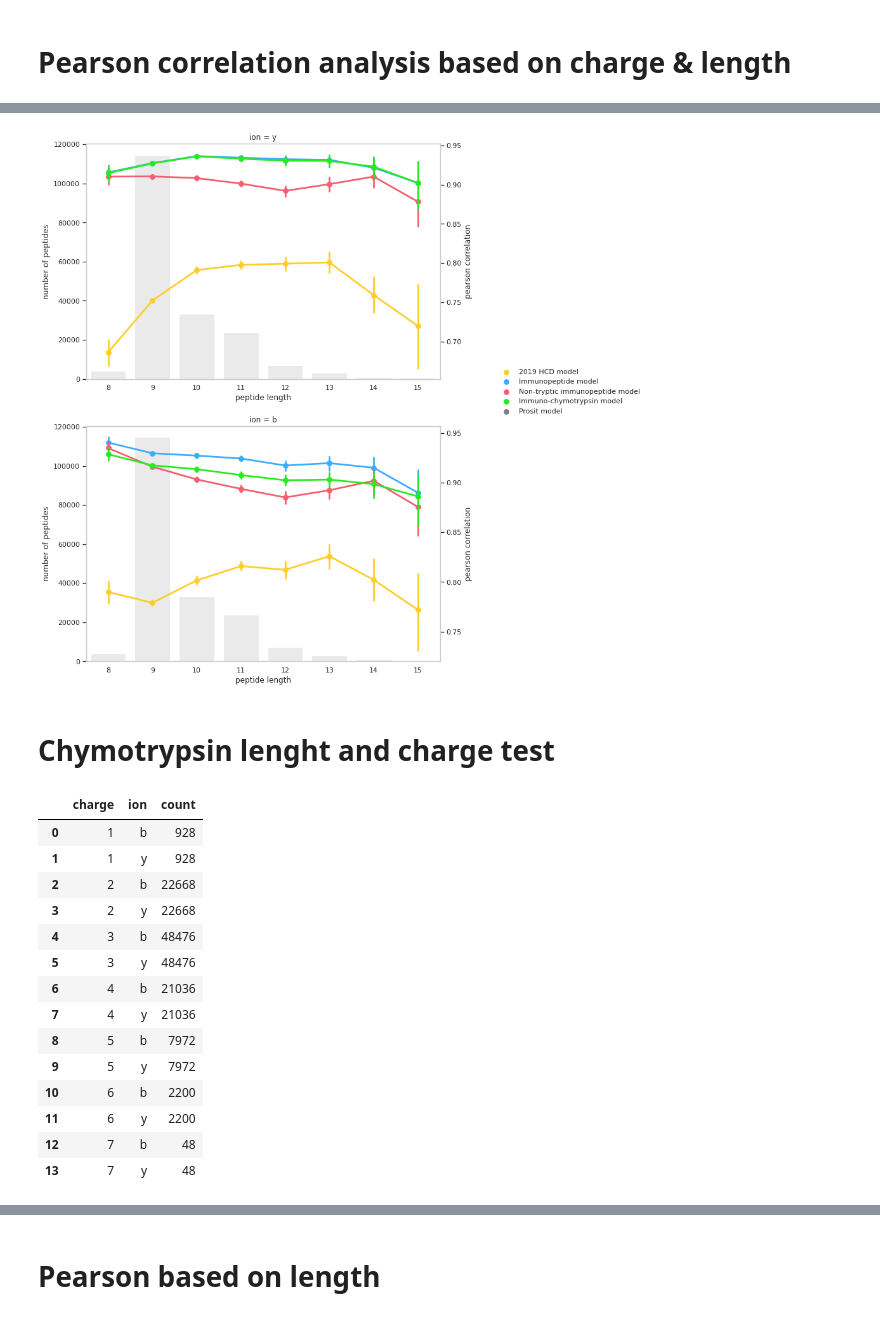
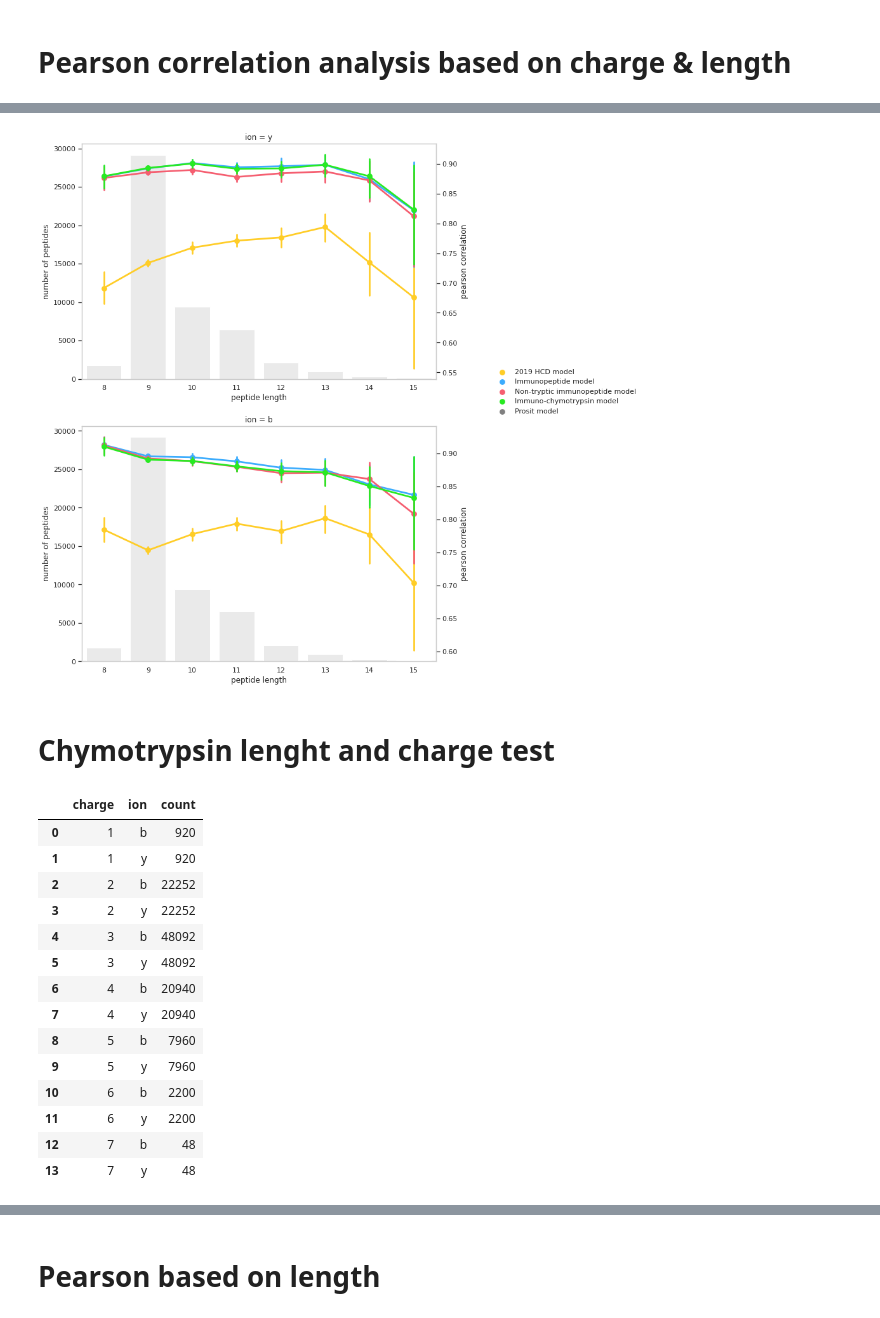
Before and after one commit to compomics/ms2rescore-immunopeptidomics-manuscript, a Jupyter notebook: notebooks/MS2PIP_model_comparison.ipynb, the cells around one changed output, grey strips where cells are left out. Saved outputs shown, nothing was run; the diff lists cells and outputs as text; code cells hidden in the pictures.

```diff
--- a/notebooks/MS2PIP_model_comparison.ipynb
+++ b/notebooks/MS2PIP_model_comparison.ipynb
@@ -393,0 +289,4 @@ Done with Immuno-chymotrypsin model
+# %%
+with open("data/training_upeps.pkl", "rb") as f:
+    train_ovr = pickle.load(f)
+train_ovr = list(train_ovr.astype(str))
@@ -551,14 +400,0 @@ for peptide_type in new_model_pred.keys():
-# %%
-sns.set_style("whitegrid")
-g = sns.catplot(
-x="peptide type",
-y="pearson correlation",
-hue="ion",
-kind="box",
-col="model",
-showfliers=False,
-data=performance_peptide_type,
-palette=blues)
-#g.fig.suptitle("B", x= 0.1, y=1.01, weight= "medium", size="x-large")
-g.fig.set_size_inches(15,8)
-plt.show()
@@ -567,5 +401,12 @@ plt.show()
 # %% [markdown]
 # Pearson correlation analysis based on charge & length
+# %%
+performance_evaluation_ion = model_predictions.groupby(by=["psmid", "evaluation data set", "Model", "ion"]).agg({"target": list, "prediction":list}).reset_index()
+performance_evaluation_ion["psmid"] = performance_evaluation_ion["psmid"].astype(str)
+performance_evaluation_ion = performance_evaluation_ion[~(performance_evaluation_ion["psmid"].isin(train_ovr))]
+
+performance_evaluation_ion["pearson correlation"] = performance_evaluation_ion.apply(lambda x: ms2pip_pearson(x.target, x.prediction), axis=1)
+performance_evaluation_ion["spectral angle"] = performance_evaluation_ion.apply(lambda x: spectral_angle(x.target, x.prediction), axis=1)
 # %%
 pxd005231 = pd.read_table("data/evaluation_data/PXD005231/spec_lib_PXD005231.peprec", sep=" ")
 pxd005231.head()
@@ -591,5 +432,5 @@ performance_evaluation.head()
 # %%
-immunopeptide_performance_eval = pd.merge(performance_evaluation.loc[performance_evaluation["evaluation data set"] == "HLA-I"], meta_info, on="psmid", how="inner")
+immunopeptide_performance_eval = pd.merge(performance_evaluation_ion.loc[performance_evaluation_ion["evaluation data set"] == "HLA-I"], meta_info, on="psmid", how="inner")
 # %%
 counts = immunopeptide_performance_eval[["charge", "peptide length", "ion"]].groupby(["charge", "ion"]).agg("count").reset_index().rename(columns={"peptide length":"count"})
 counts
@@ -692,7 +533,7 @@ ax2 = sns.pointplot(
 x="peptide length",
 y="pearson correlation",
 hue="Model",
-hue_order=["2019 HCD model", "Immunopeptide model", "Non-tryptic immunopeptide model", "Immuno-chymotrypsin model", "Prosit model"],
+hue_order=["2019 HCD model", "Immunopeptide model", "Non-tryptic immunopeptide model", "Immuno-chymotrypsin model"],
 showfliers=False,
 data=immunopeptide_performance_eval.loc[(immunopeptide_performance_eval.ion == "y")],
 palette=thesis_palette,
@@ -703,35 +544,35 @@ ax2.legend(bbox_to_anchor=(1.15, 0.07), frameon=False)
 fig.add_subplot(212)
 
 ax = sns.barplot(
 x="peptide length",
 y="count",
 data=counts[counts.ion == "b"],
 color="#EAEAEA",
 zorder=2.6)
 ax.grid(False)
 ax.axes.set_ylabel("number of peptides")
 ax.title.set_text("ion = b")
 #ax.axes.set_ylim([0,14000])
 ax2=ax.twinx()
 ax2 = sns.pointplot(
 x="peptide length",
 y="pearson correlation",
 hue="Model",
-hue_order=["2019 HCD model", "Immunopeptide model", "Non-tryptic immunopeptide model", "Immuno-chymotrypsin model", "Prosit model"],
+hue_order=["2019 HCD model", "Immunopeptide model", "Non-tryptic immunopeptide model", "Immuno-chymotrypsin model"],
 showfliers=False,
 data=immunopeptide_performance_eval.loc[(immunopeptide_performance_eval.ion == "b")],
 palette=thesis_palette,
 legend= False,
 zorder=3.6)
 ax2.grid(False)
 ax2.get_legend().remove()
 
 
 
 fig.set_size_inches(10, 15)
 plt.show()
 # %% [output]
-[figure, old version]
+[figure, new version]
 # %% [markdown]
 # Chymotrypsin lenght and charge test
 # %%
@@ -744,18 +585,18 @@ chymotrypsin_perf = pd.merge(performance_evaluation.loc[performance_evaluation["
 # %%
-counts = chymotrypsin_perf[["charge", "peptide length", "ion"]].groupby(["charge", "ion"]).agg("count").reset_index().rename(columns={"peptide length":"count"})
-counts
+counts_charge = chymotrypsin_perf[["charge", "peptide length", "ion"]].groupby(["charge", "ion"]).agg("count").reset_index().rename(columns={"peptide length":"count"})
+counts_charge
 # %% [output]
 |  | charge | ion | count |
-| 0 | 1 | b | 928 |
-| 1 | 1 | y | 928 |
-| 2 | 2 | b | 22668 |
-| 3 | 2 | y | 22668 |
-| 4 | 3 | b | 48476 |
-| 5 | 3 | y | 48476 |
-| 6 | 4 | b | 21036 |
-| 7 | 4 | y | 21036 |
-| 8 | 5 | b | 7972 |
-| 9 | 5 | y | 7972 |
+| 0 | 1 | b | 920 |
+| 1 | 1 | y | 920 |
+| 2 | 2 | b | 22252 |
+| 3 | 2 | y | 22252 |
+| 4 | 3 | b | 48092 |
+| 5 | 3 | y | 48092 |
+| 6 | 4 | b | 20940 |
+| 7 | 4 | y | 20940 |
+| 8 | 5 | b | 7960 |
+| 9 | 5 | y | 7960 |
 | 10 | 6 | b | 2200 |
 | 11 | 6 | y | 2200 |
 | 12 | 7 | b | 48 |
```
Also changed, not shown: parts of 58 cells of this notebook, 3 other files.
